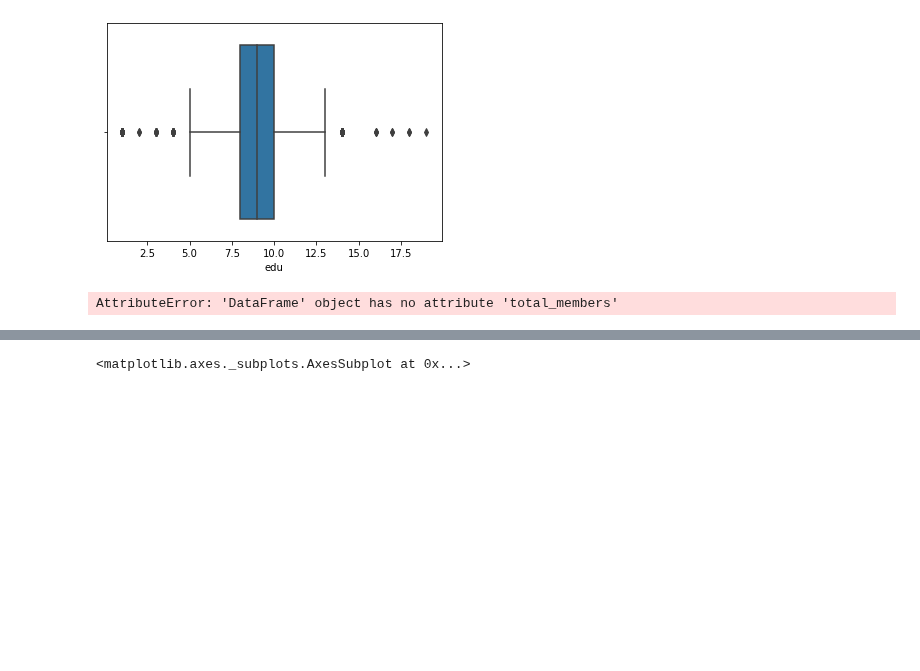
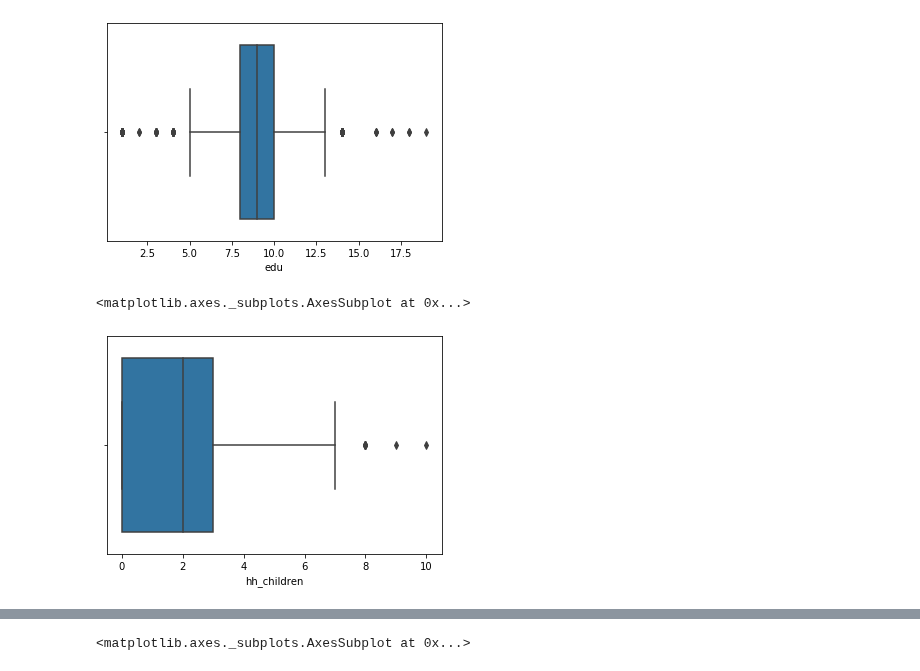
Before and after one commit to kaline/TrabalhoFinalML, a Jupyter notebook: dataset.ipynb, the cells around one changed output, grey strips where cells are left out. Saved outputs shown, nothing was run; the diff lists cells and outputs as text; code cells hidden in the pictures; blank space fills up the shorter version.

```diff
--- a/dataset.ipynb
+++ b/dataset.ipynb
@@ -362,6 +240,7 @@ sns.boxplot(df.edu)
 <matplotlib.axes._subplots.AxesSubplot at 0x...>
 [figure]
 # %%
-sns.boxplot(df.)
+sns.boxplot(df.hh_children)
 # %% [output]
-AttributeError: 'DataFrame' object has no attribute 'total_members'
+<matplotlib.axes._subplots.AxesSubplot at 0x...>
+[figure, added]
```
Also changed, not shown: parts of 42 cells of this notebook, 1 other file.
